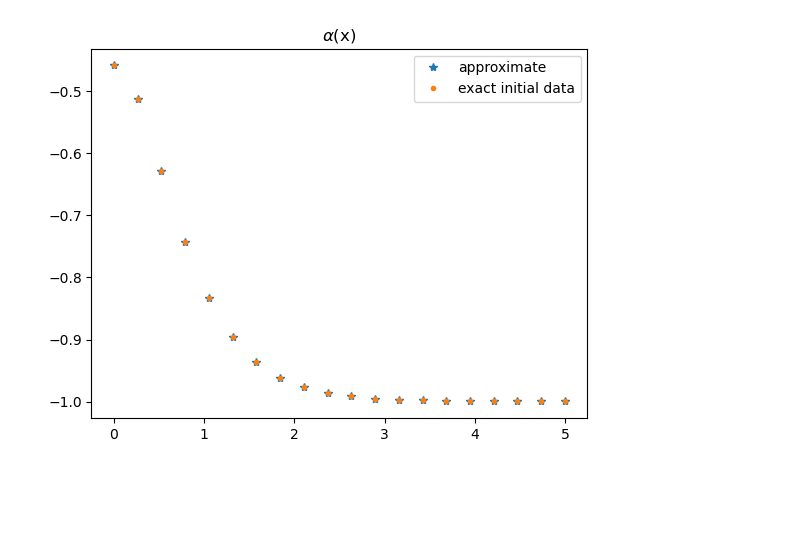
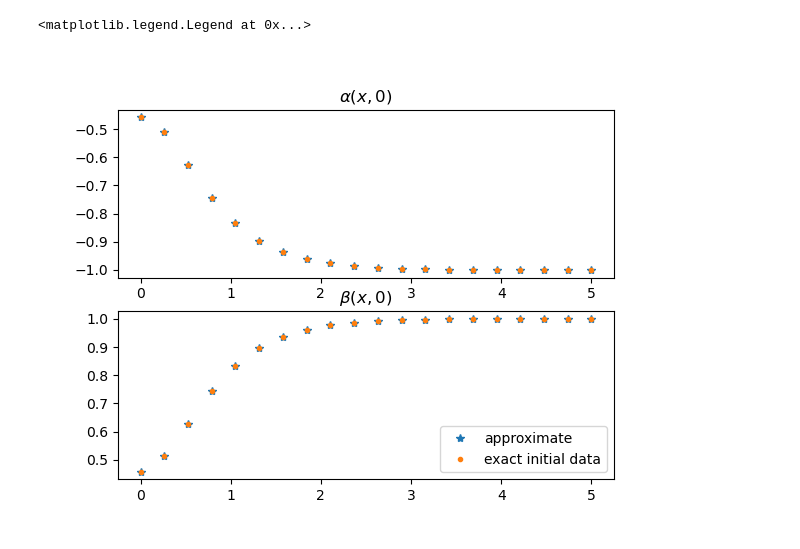
Before and after one commit to infiniteplane/dNLS, a Jupyter notebook: special-initial-condition.ipynb, the cells around one changed output. Cells and saved outputs as stored; diff of their text form; code cells hidden in the pictures; blank space fills up the shorter version.

Commit message:
added basic slider plots

```diff
--- a/special-initial-condition.ipynb
+++ b/special-initial-condition.ipynb
@@ -130,10 +99,15 @@ for i in range(len(X)):
 # %%
-fig, ax = plt.subplots(num=' ',)
-ax.clear()
-ax.plot(X,init_alphas, label="approximate",marker='*',linestyle='none')
-ax.plot(X, -A(X), label="exact initial data",marker='.', linestyle='none')
-ax.legend()
-ax.set_title(r"$\alpha$(x)")
-plt.show()
+
+plt.close()
+fig, axs = plt.subplots(2)
+axs[0].plot(X,init_alphas, label="approximate",marker='*',linestyle='none')
+axs[0].plot(X, -A(X), label="exact initial data",marker='.',linestyle='none')
+axs[0].set_title(r'$\alpha(x,0)$')
+axs[1].plot(X,init_betas, label="approximate",marker='*',linestyle='none')
+axs[1].plot(X, A(X), label="exact initial data",marker='.',linestyle='none')
+axs[1].set_title(r'$\beta(x,0)$')
+plt.legend()
+# plt.show()
 # %% [output]
+<matplotlib.legend.Legend at 0x...>
-[figure, old version]
+[figure, new version]
```
Also changed, not shown: parts of 16 cells of this notebook, 1 other file.
